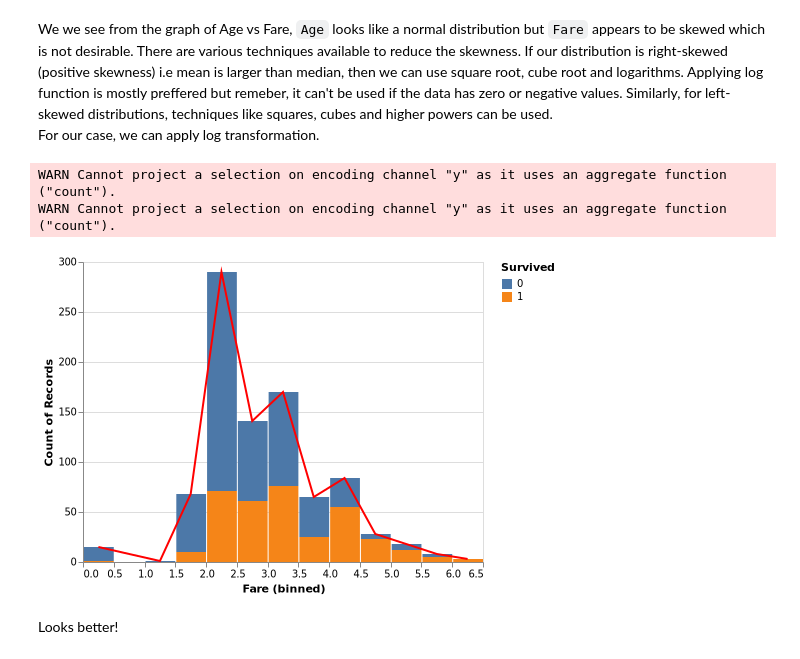
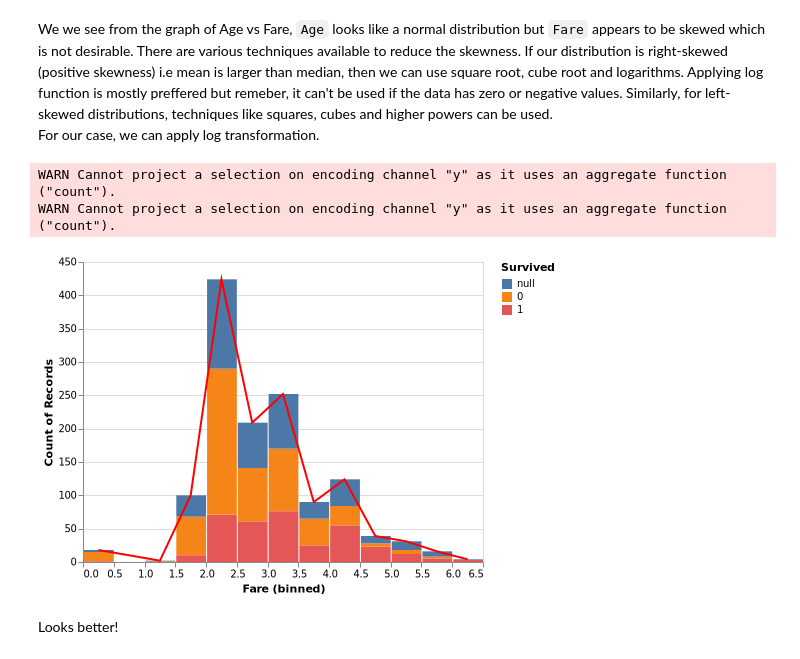
Before and after one commit to nvmcr/Approaching_Classification_Problem, a Jupyter notebook: Notebook.ipynb, the cells around one changed output. Cells and saved outputs as stored; diff of their text form; code cells hidden in the pictures.

```diff
--- a/Notebook.ipynb
+++ b/Notebook.ipynb
@@ -30,5 +30,6 @@ RendererRegistry.enable('png')
 EDA is all about getting the feel of the data. Checking what is inside the dataset, what kind of values, understanding distributions, checking null values, realtionships between the features etc .. It is the most important step in building a model beacuse its all about the data.
 # %%
 df_train = pd.read_csv('train.csv')
+df_test = pd.read_csv('test.csv')
 # %% [markdown]
 I am starting with `.info()` as it gives a quick glance of columns/features along with the datatype(numerical or categorical). Also, gives a headstart with the null values.
@@ -99,0 +132,4 @@ df_train.describe()
+# %%
+# We will merge test and train
+dataset = pd.concat(objs=[df_train, df_test], axis=0).reset_index(drop=True)
+dataset.info()
@@ -282,22 +338,22 @@ Out of 891 entries, 10 are outliers. Remaining entries are 881.
 We we see from the graph of Age vs Fare, `Age` looks like a normal distribution but `Fare` appears to be skewed which is not desirable. There are various techniques available to reduce the skewness. If our distribution is right-skewed (positive skewness) i.e mean is larger than median, then we can use square root, cube root and logarithms. Applying log function is mostly preffered but remeber, it can't be used if the data has zero or negative values. Similarly, for left-skewed distributions, techniques like squares, cubes and higher powers can be used.
 For our case, we can apply log transformation.
 # %%
-df_train['Fare'] = df_train['Fare'].map(lambda x: np.log(x) if x > 0 else 0)
+dataset['Fare'] = dataset['Fare'].map(lambda x: np.log(x) if x > 0 else 0)
 # %%
-bar = alt.Chart(df_train).mark_bar().encode(
+bar = alt.Chart(dataset).mark_bar().encode(
     alt.X('Fare',bin=alt.Bin(maxbins=20)),
     y = 'count()',
     color = 'Survived:N'
 ).interactive()
-line = alt.Chart(df_train).mark_line(color = 'red').encode(
+line = alt.Chart(dataset).mark_line(color = 'red').encode(
     alt.X('Fare',bin=alt.Bin(maxbins=20)),
     y = 'count()'
 ).interactive()
 bar + line
 # %% [output]
 WARN Cannot project a selection on encoding channel "y" as it uses an aggregate function ("count").
 WARN Cannot project a selection on encoding channel "y" as it uses an aggregate function ("count").
-[figure, old version]
+[figure, new version]
 # %% [markdown]
 Looks better!
 # %% [markdown]
```
Also changed, not shown: parts of 80 cells of this notebook, 2 other files.
